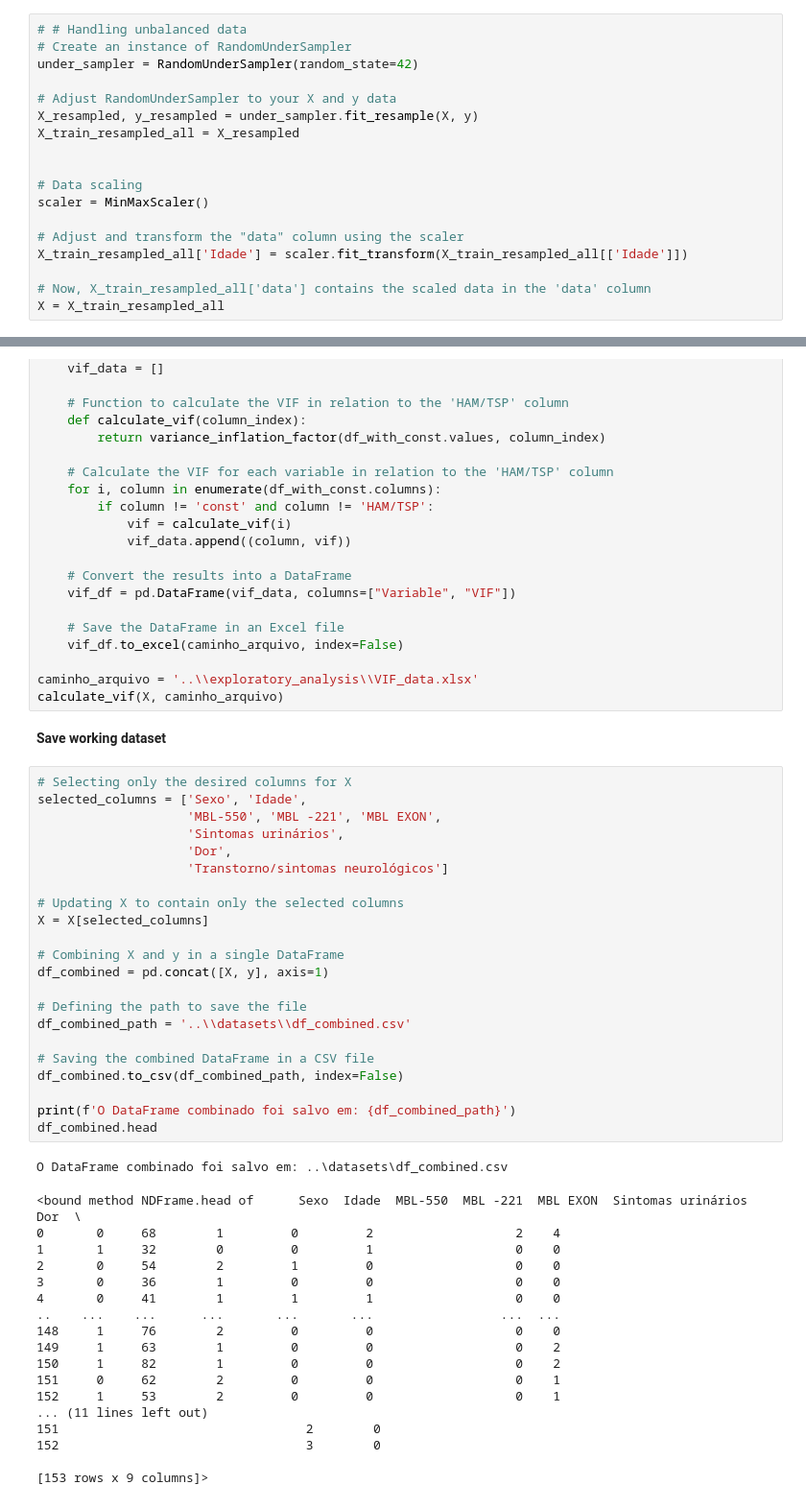
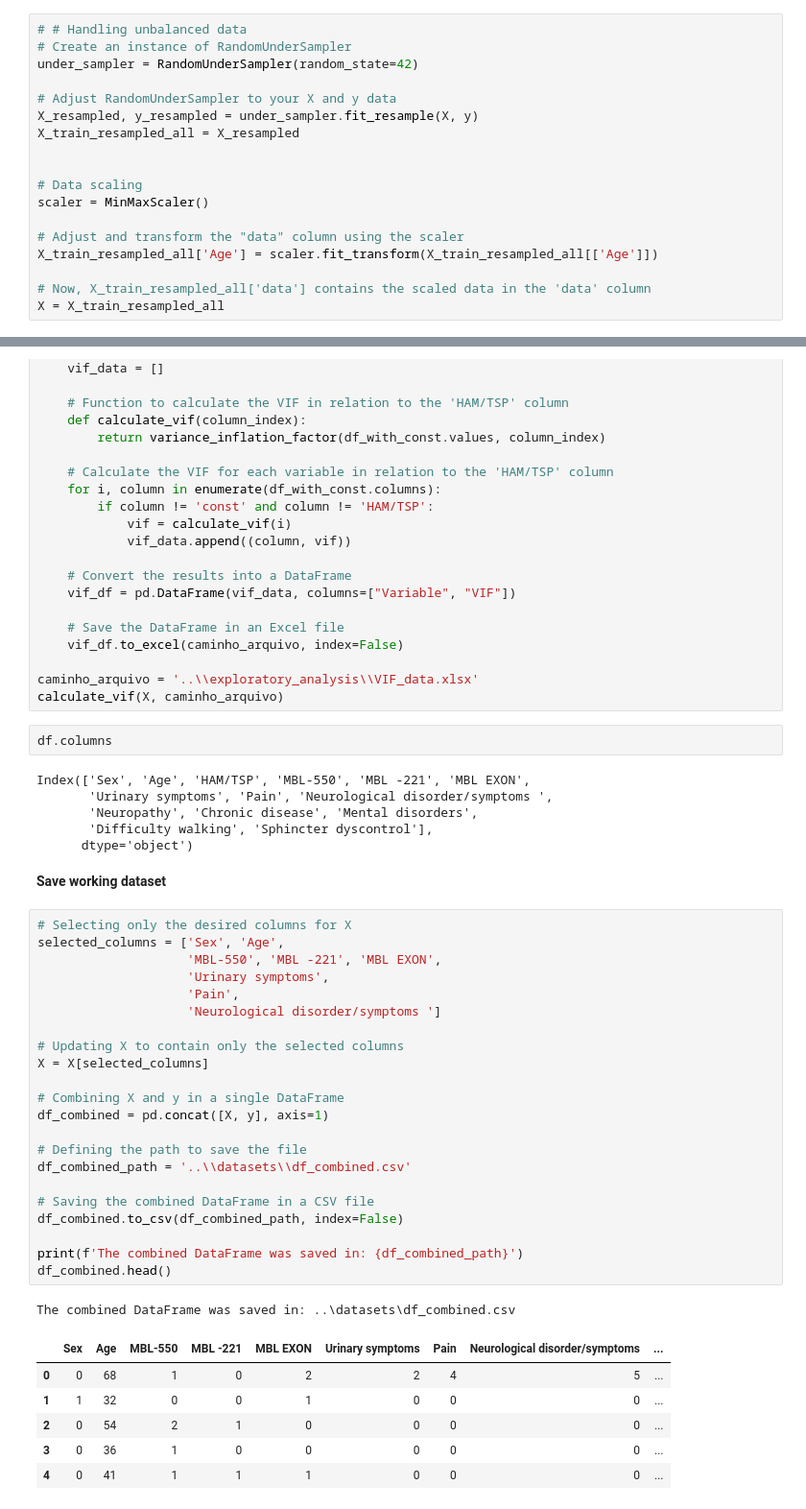
Before and after one commit to MatheusABomfim/MBL2_ML_HTLV, a Jupyter notebook: scripts/1_MEST_HTLV+MBL2+CLINICAL_Exploratory_analysis.ipynb, the cells around one changed output, grey strips where cells are left out. Shown at 96% size. Drawn from its saved outputs; the diff is of its cells as text.

```diff
--- a/scripts/1_MEST_HTLV+MBL2+CLINICAL_Exploratory_analysis.ipynb
+++ b/scripts/1_MEST_HTLV+MBL2+CLINICAL_Exploratory_analysis.ipynb
@@ -551,7 +532,7 @@ X_train_resampled_all = X_resampled
 scaler = MinMaxScaler()
 
 # Adjust and transform the "data" column using the scaler
-X_train_resampled_all['Idade'] = scaler.fit_transform(X_train_resampled_all[['Idade']])
+X_train_resampled_all['Age'] = scaler.fit_transform(X_train_resampled_all[['Age']])
 
 # Now, X_train_resampled_all['data'] contains the scaled data in the 'data' column
 X = X_train_resampled_all
@@ -681,46 +665,43 @@ def calculate_vif(X, caminho_arquivo):
 
 caminho_arquivo = '..\\exploratory_analysis\\VIF_data.xlsx'
 calculate_vif(X, caminho_arquivo)
+# %%
+df.columns
+# %% [output]
+Index(['Sex', 'Age', 'HAM/TSP', 'MBL-550', 'MBL -221', 'MBL EXON',
+       'Urinary symptoms', 'Pain', 'Neurological disorder/symptoms ',
+       'Neuropathy', 'Chronic disease', 'Mental disorders',
+       'Difficulty walking', 'Sphincter dyscontrol'],
+      dtype='object')
 # %% [markdown]
 **Save working dataset**
 # %%
 # Selecting only the desired columns for X
-selected_columns = ['Sexo', 'Idade',
+selected_columns = ['Sex', 'Age',
                     'MBL-550', 'MBL -221', 'MBL EXON',
-                    'Sintomas urinários',
-                    'Dor',
-                    'Transtorno/sintomas neurológicos']
+                    'Urinary symptoms',
+                    'Pain',
+                    'Neurological disorder/symptoms ']
 
 # Updating X to contain only the selected columns
 X = X[selected_columns]
 
 # Combining X and y in a single DataFrame
 df_combined = pd.concat([X, y], axis=1)
 
 # Defining the path to save the file
 df_combined_path = '..\\datasets\\df_combined.csv'
 
 # Saving the combined DataFrame in a CSV file
 df_combined.to_csv(df_combined_path, index=False)
 
-print(f'O DataFrame combinado foi salvo em: {df_combined_path}')
-df_combined.head
+print(f'The combined DataFrame was saved in: {df_combined_path}')
+df_combined.head()
 # %% [output]
-O DataFrame combinado foi salvo em: ..\datasets\df_combined.csv
+The combined DataFrame was saved in: ..\datasets\df_combined.csv
-<bound method NDFrame.head of      Sexo  Idade  MBL-550  MBL -221  MBL EXON  Sintomas urinários  Dor  \
-0       0     68        1         0         2                   2    4
-1       1     32        0         0         1                   0    0
-2       0     54        2         1         0                   0    0
-3       0     36        1         0         0                   0    0
-4       0     41        1         1         1                   0    0
-..    ...    ...      ...       ...       ...                 ...  ...
-148     1     76        2         0         0                   0    0
-149     1     63        1         0         0                   0    2
-150     1     82        1         0         0                   0    2
-151     0     62        2         0         0                   0    1
-152     1     53        2         0         0                   0    1
-... (11 lines left out)
-151                                 2        0
-152                                 3        0
-
-[153 rows x 9 columns]>
+|  | Sex | Age | MBL-550 | MBL -221 | MBL EXON | Urinary symptoms | Pain | Neurological disorder/symptoms | ... |
+| 0 | 0 | 68 | 1 | 0 | 2 | 2 | 4 | 5 | ... |
+| 1 | 1 | 32 | 0 | 0 | 1 | 0 | 0 | 0 | ... |
+| 2 | 0 | 54 | 2 | 1 | 0 | 0 | 0 | 0 | ... |
+| 3 | 0 | 36 | 1 | 0 | 0 | 0 | 0 | 0 | ... |
+| 4 | 0 | 41 | 1 | 1 | 1 | 0 | 0 | 0 | ... |
```
Also changed, not shown: parts of 10 cells of this notebook, 2 other files.
